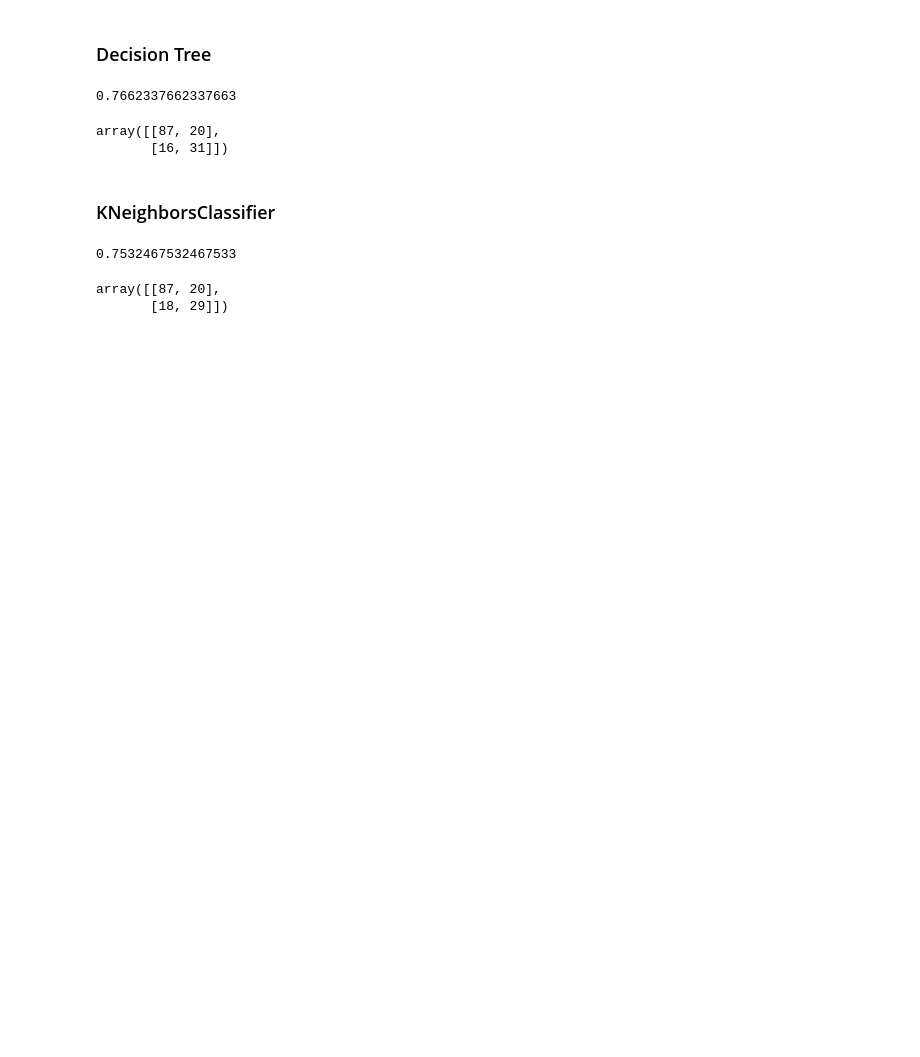
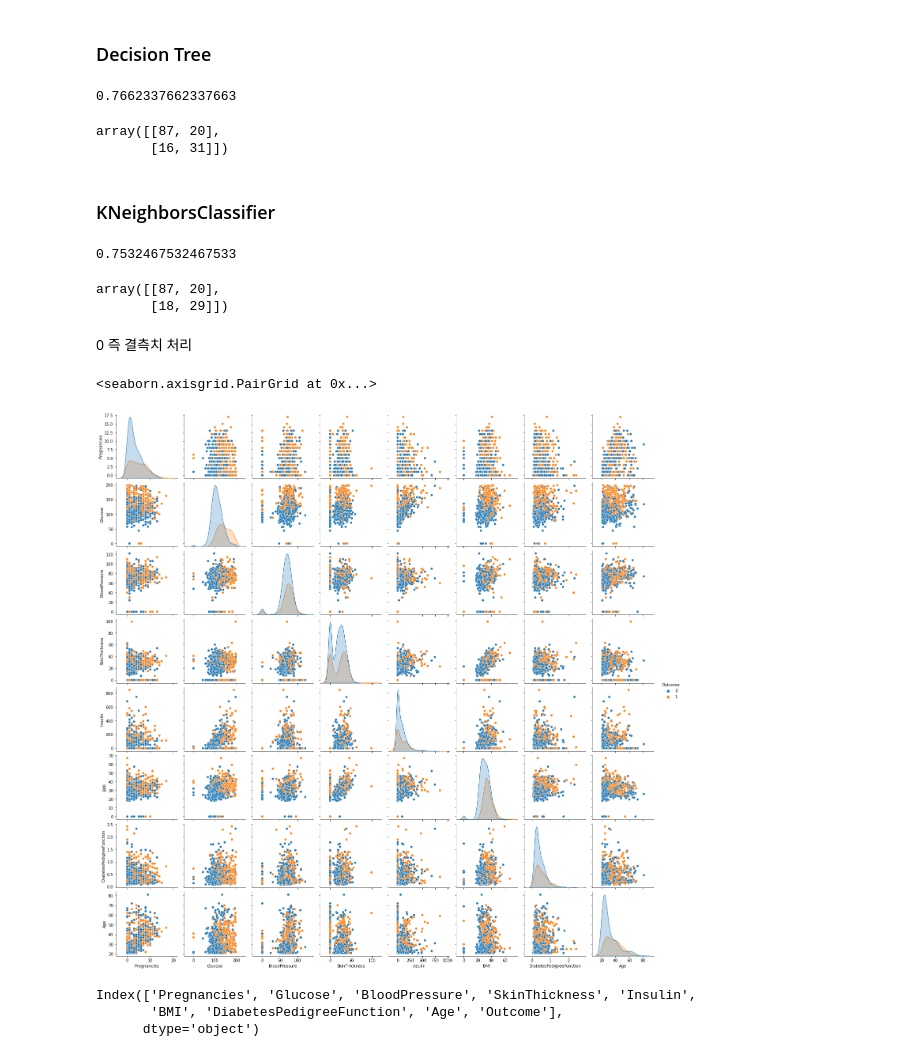
Before and after one commit to ojjy/datascience, a Jupyter notebook: diabetes/diabetes.ipynb, the cells around one changed output. Saved outputs shown, nothing was run; the diff lists cells and outputs as text; code cells hidden in the pictures; blank space fills up the shorter version.

```diff
--- a/diabetes/diabetes.ipynb
+++ b/diabetes/diabetes.ipynb
@@ -410,3 +410,17 @@ confusion_matrix(y_test, y_pred)
 # %% [output]
 array([[87, 20],
        [18, 29]])
+# %% [markdown]
+0 즉 결측치 처리
+# %%
+sns.pairplot(df, hue="Outcome")
+# %% [output]
+<seaborn.axisgrid.PairGrid at 0x...>
+[figure, added]
+# %%
+df_zpro = df
+df_zpro.columns
+# %% [output]
+Index(['Pregnancies', 'Glucose', 'BloodPressure', 'SkinThickness', 'Insulin',
+       'BMI', 'DiabetesPedigreeFunction', 'Age', 'Outcome'],
+      dtype='object')
```
Also changed, not shown: parts of 18 cells of this notebook.
